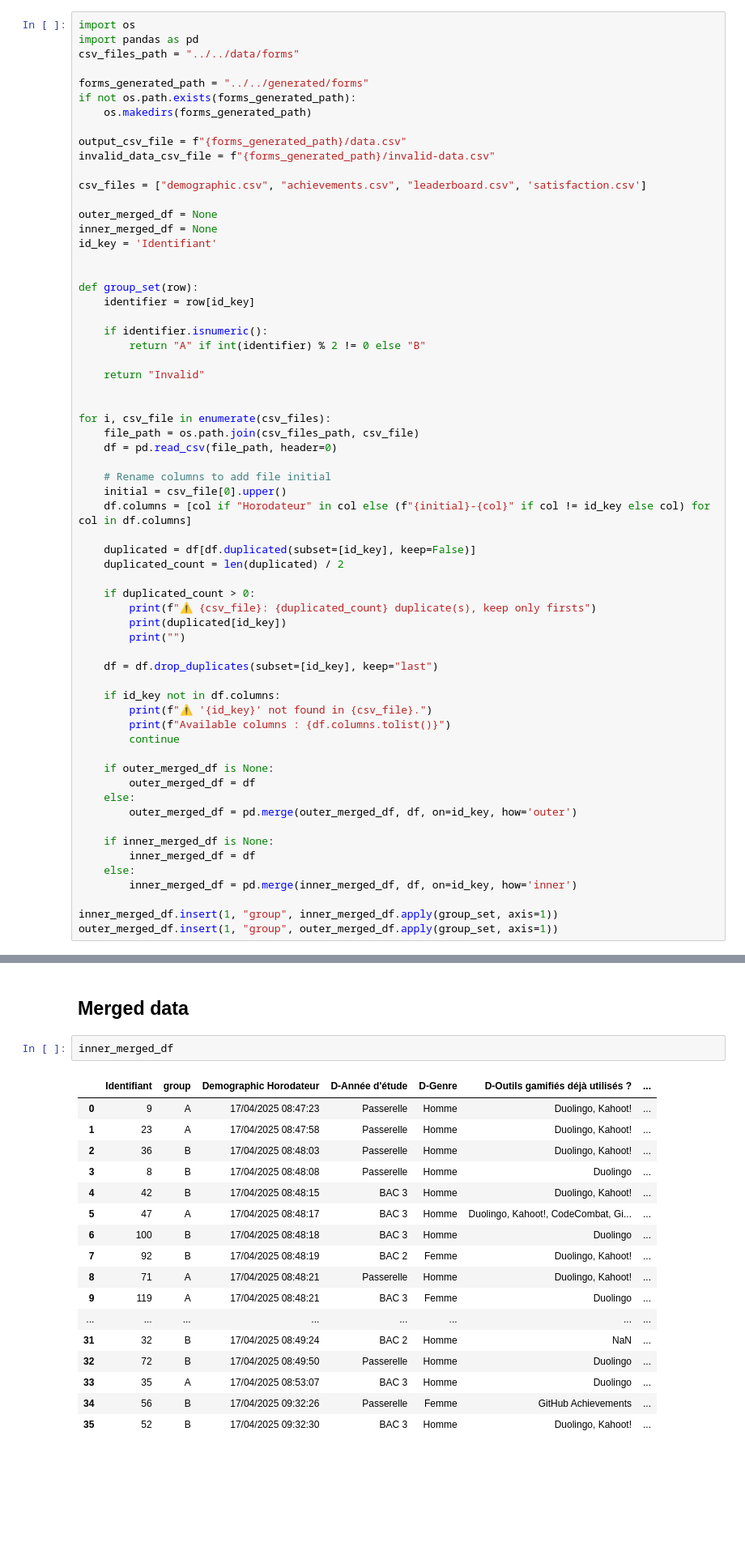
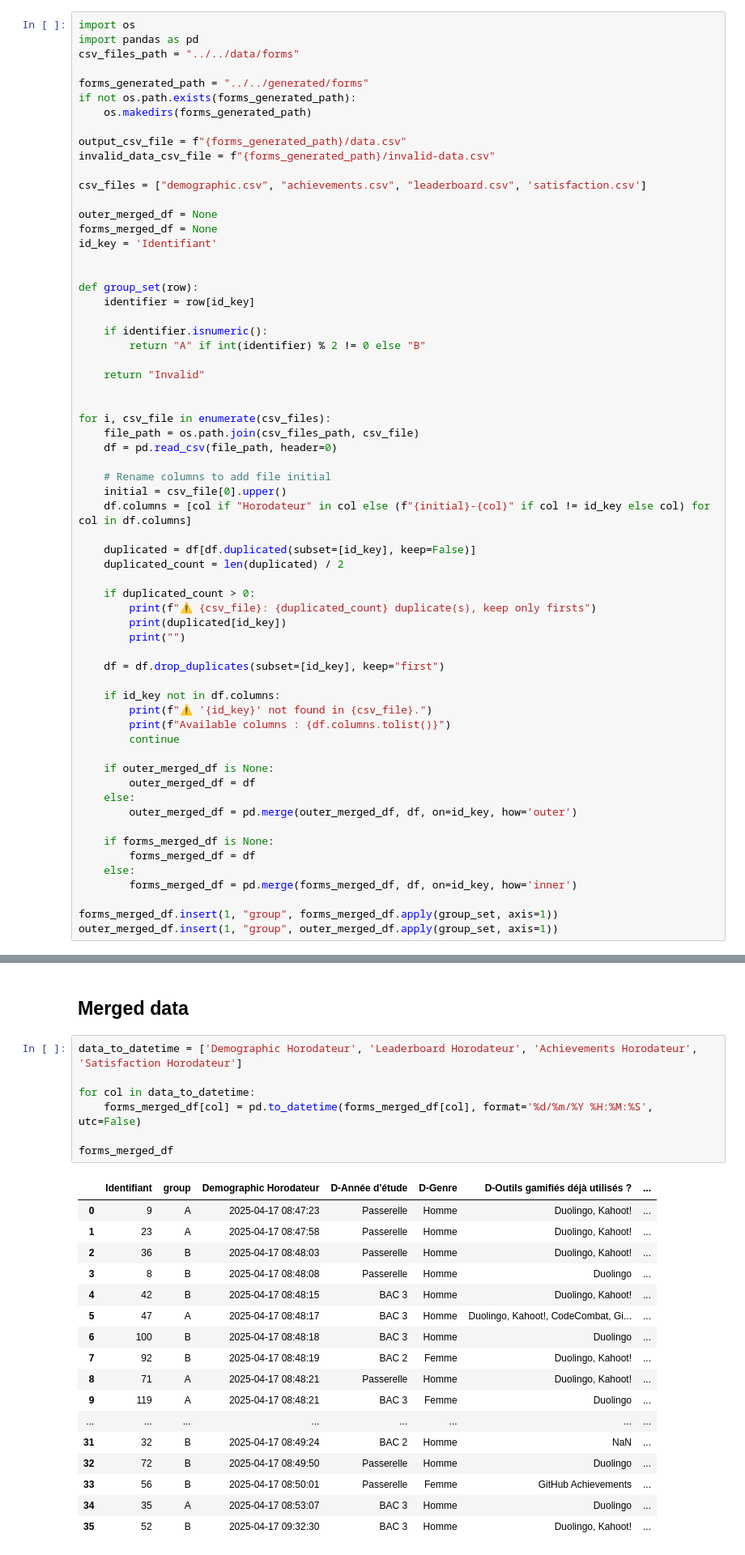
Before and after one commit to ThibBer/MemoireDataAnalytics, a Jupyter notebook: notebooks/arrange data/Merge forms data.ipynb, the cells around one changed output, grey strips where cells are left out. Shown at 81% size. Saved outputs shown, nothing was run; the diff lists cells and outputs as text; blank space fills up the shorter version.

```diff
--- a/notebooks/arrange data/Merge forms data.ipynb
+++ b/notebooks/arrange data/Merge forms data.ipynb
@@ -13,7 +13,7 @@ invalid_data_csv_file = f"{forms_generated_path}/invalid-data.csv"
 csv_files = ["demographic.csv", "achievements.csv", "leaderboard.csv", 'satisfaction.csv']
 
 outer_merged_df = None
-inner_merged_df = None
+forms_merged_df = None
 id_key = 'Identifiant'
 
 
@@ -42,7 +42,7 @@ for i, csv_file in enumerate(csv_files):
         print(duplicated[id_key])
         print("")
 
-    df = df.drop_duplicates(subset=[id_key], keep="last")
+    df = df.drop_duplicates(subset=[id_key], keep="first")
 
     if id_key not in df.columns:
         print(f"⚠️ '{id_key}' not found in {csv_file}.")
@@ -54,12 +54,12 @@ for i, csv_file in enumerate(csv_files):
     else:
         outer_merged_df = pd.merge(outer_merged_df, df, on=id_key, how='outer')
 
-    if inner_merged_df is None:
-        inner_merged_df = df
+    if forms_merged_df is None:
+        forms_merged_df = df
     else:
-        inner_merged_df = pd.merge(inner_merged_df, df, on=id_key, how='inner')
+        forms_merged_df = pd.merge(forms_merged_df, df, on=id_key, how='inner')
 
-inner_merged_df.insert(1, "group", inner_merged_df.apply(group_set, axis=1))
+forms_merged_df.insert(1, "group", forms_merged_df.apply(group_set, axis=1))
 outer_merged_df.insert(1, "group", outer_merged_df.apply(group_set, axis=1))
 # %% [output]
 ⚠️ demographic.csv: 2.0 duplicate(s), keep only firsts
@@ -99,24 +97,29 @@ not_filled
 # %% [markdown]
 ## Merged data
 # %%
-inner_merged_df
+data_to_datetime = ['Demographic Horodateur', 'Leaderboard Horodateur', 'Achievements Horodateur', 'Satisfaction Horodateur']
+
+for col in data_to_datetime:
+    forms_merged_df[col] = pd.to_datetime(forms_merged_df[col], format='%d/%m/%Y %H:%M:%S', utc=False)
+
+forms_merged_df
 # %% [output]
 |  | Identifiant | group | Demographic Horodateur | D-Année d'étude | D-Genre | D-Outils gamifiés déjà utilisés ? | ... |
-| 0 | 9 | A | 17/04/2025 08:47:23 | Passerelle | Homme | Duolingo, Kahoot! | ... |
-| 1 | 23 | A | 17/04/2025 08:47:58 | Passerelle | Homme | Duolingo, Kahoot! | ... |
-| 2 | 36 | B | 17/04/2025 08:48:03 | Passerelle | Homme | Duolingo, Kahoot! | ... |
-| 3 | 8 | B | 17/04/2025 08:48:08 | Passerelle | Homme | Duolingo | ... |
-| 4 | 42 | B | 17/04/2025 08:48:15 | BAC 3 | Homme | Duolingo, Kahoot! | ... |
-| 5 | 47 | A | 17/04/2025 08:48:17 | BAC 3 | Homme | Duolingo, Kahoot!, CodeCombat, Gi... | ... |
-| 6 | 100 | B | 17/04/2025 08:48:18 | BAC 3 | Homme | Duolingo | ... |
-| 7 | 92 | B | 17/04/2025 08:48:19 | BAC 2 | Femme | Duolingo, Kahoot! | ... |
-| 8 | 71 | A | 17/04/2025 08:48:21 | Passerelle | Homme | Duolingo, Kahoot! | ... |
-| 9 | 119 | A | 17/04/2025 08:48:21 | BAC 3 | Femme | Duolingo | ... |
+| 0 | 9 | A | 2025-04-17 08:47:23 | Passerelle | Homme | Duolingo, Kahoot! | ... |
+| 1 | 23 | A | 2025-04-17 08:47:58 | Passerelle | Homme | Duolingo, Kahoot! | ... |
+| 2 | 36 | B | 2025-04-17 08:48:03 | Passerelle | Homme | Duolingo, Kahoot! | ... |
+| 3 | 8 | B | 2025-04-17 08:48:08 | Passerelle | Homme | Duolingo | ... |
+| 4 | 42 | B | 2025-04-17 08:48:15 | BAC 3 | Homme | Duolingo, Kahoot! | ... |
+| 5 | 47 | A | 2025-04-17 08:48:17 | BAC 3 | Homme | Duolingo, Kahoot!, CodeCombat, Gi... | ... |
+| 6 | 100 | B | 2025-04-17 08:48:18 | BAC 3 | Homme | Duolingo | ... |
+| 7 | 92 | B | 2025-04-17 08:48:19 | BAC 2 | Femme | Duolingo, Kahoot! | ... |
+| 8 | 71 | A | 2025-04-17 08:48:21 | Passerelle | Homme | Duolingo, Kahoot! | ... |
+| 9 | 119 | A | 2025-04-17 08:48:21 | BAC 3 | Femme | Duolingo | ... |
 | ... | ... | ... | ... | ... | ... | ... | ... |
-| 31 | 32 | B | 17/04/2025 08:49:24 | BAC 2 | Homme | NaN | ... |
-| 32 | 72 | B | 17/04/2025 08:49:50 | Passerelle | Homme | Duolingo | ... |
-| 33 | 35 | A | 17/04/2025 08:53:07 | BAC 3 | Homme | Duolingo | ... |
-| 34 | 56 | B | 17/04/2025 09:32:26 | Passerelle | Femme | GitHub Achievements | ... |
-| 35 | 52 | B | 17/04/2025 09:32:30 | BAC 3 | Homme | Duolingo, Kahoot! | ... |
+| 31 | 32 | B | 2025-04-17 08:49:24 | BAC 2 | Homme | NaN | ... |
+| 32 | 72 | B | 2025-04-17 08:49:50 | Passerelle | Homme | Duolingo | ... |
+| 33 | 56 | B | 2025-04-17 08:50:01 | Passerelle | Femme | GitHub Achievements | ... |
+| 34 | 35 | A | 2025-04-17 08:53:07 | BAC 3 | Homme | Duolingo | ... |
+| 35 | 52 | B | 2025-04-17 09:32:30 | BAC 3 | Homme | Duolingo, Kahoot! | ... |
 36 rows × 45 columns
 # %% [markdown]
```
Also changed, not shown: parts of 11 cells of this notebook, 2 other files.
